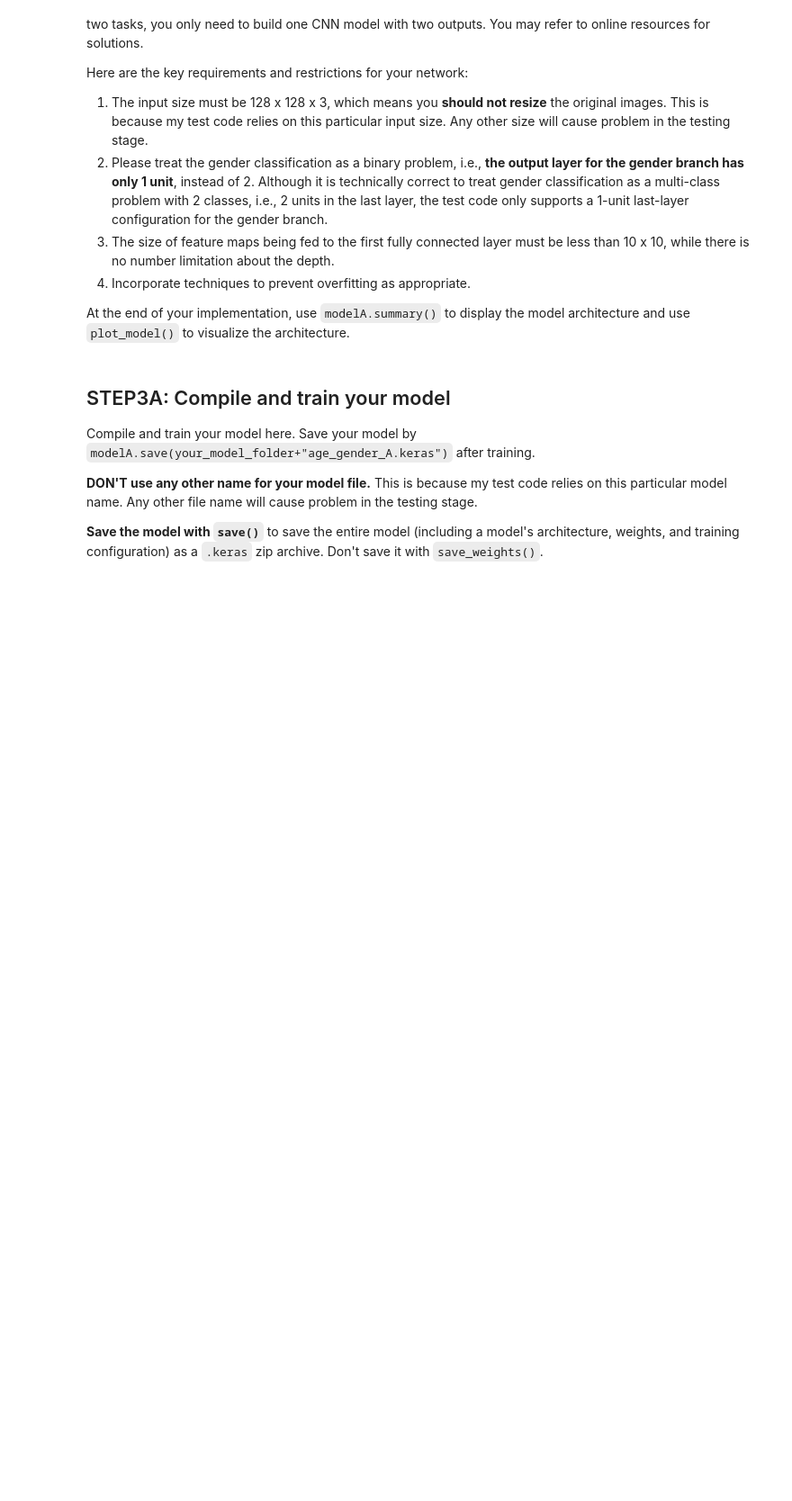
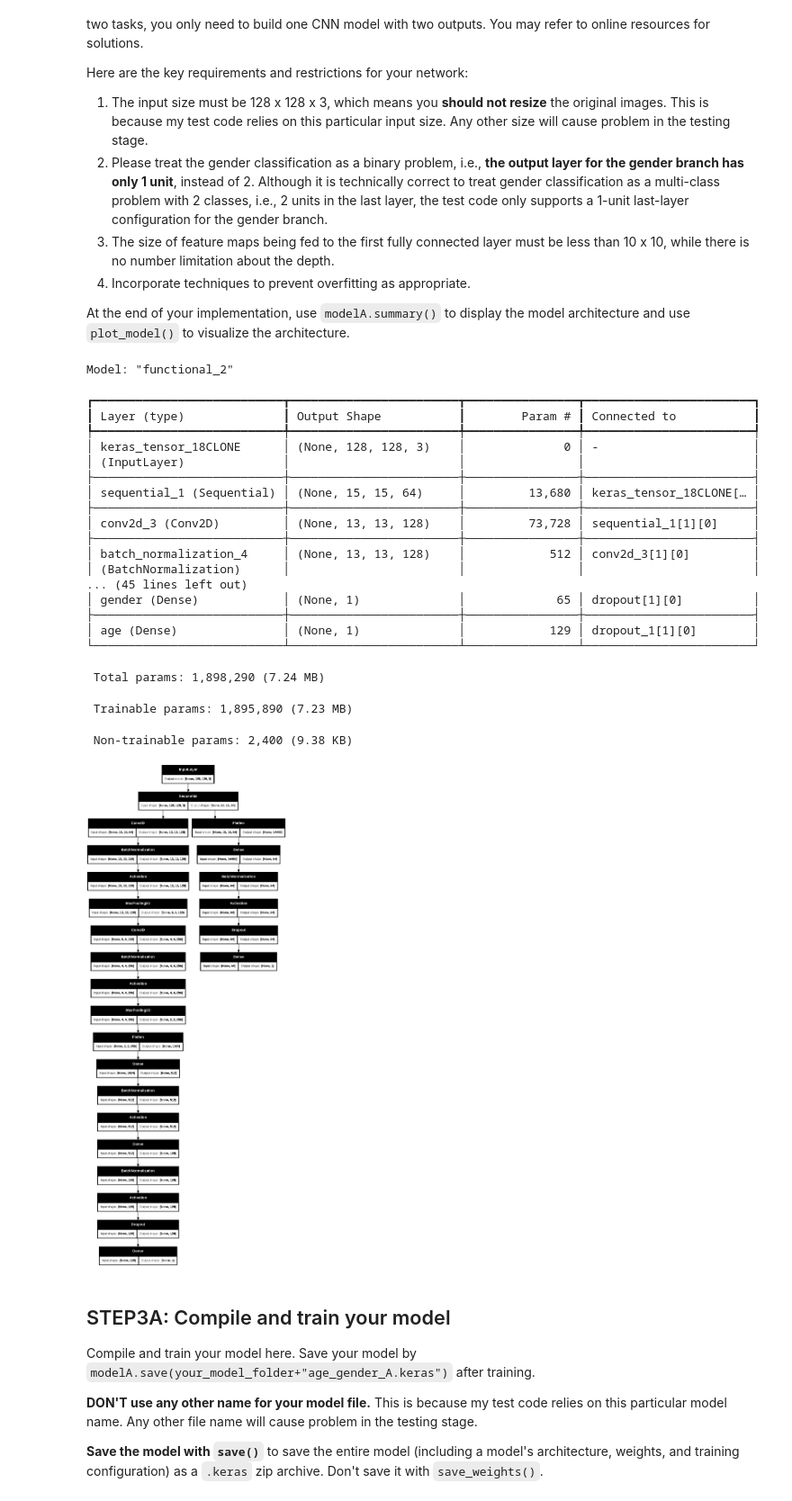
Before and after one commit to omarriyaz/age_gender_estimation_CNN, a Jupyter notebook: age_gender_submit.ipynb, the cells around one changed output. Shown at 90% size. Cells and saved outputs as stored; diff of their text form; code cells hidden in the pictures; blank space fills up the shorter version.

Commit message:
FINAL MODEL V1 (FIXED)

```diff
--- a/age_gender_submit.ipynb
+++ b/age_gender_submit.ipynb
@@ -261,34 +272,57 @@ age = layers.MaxPooling2D((2, 2))(age)
 age = layers.Conv2D(256, (3, 3), use_bias=False, kernel_regularizer=l2(l2_val), strides=1)(age)
 age = layers.BatchNormalization()(age)
 age = layers.Activation('relu')(age)
 age = layers.MaxPooling2D((2, 2))(age)
 
 # Flatten the output from the extra convolutional layers
 age = layers.Flatten()(age)
 
 # Dense layer 1 for Age
 age = Dense(512, use_bias=False, kernel_regularizer=l2(0.01))(age)
 age1 = BatchNormalization()(age)
 age2 = Activation('relu')(age1)
 
 # Dense layer 2 for Age
 age3 = Dense(128, use_bias=False, kernel_regularizer=l2(0.01))(age2)
 age4 = BatchNormalization()(age3)
 age5 = Activation('relu')(age4)
 
 # Adding Dropout
 age6 = Dropout(0.4)(age5)
 
 # Output layer for Age
 age_output = Dense(1, activation='relu', name='age')(age6)
 
 # Create the model
-modelA = Model(inputs=inputs, outputs=[gender_output, age_output])
+modelA = Model(inputs=input, outputs=[gender_output, age_output])
 
 # compile the model
 modelA.summary()
 from tensorflow.keras.utils import plot_model
 plot_model(modelA, show_shapes=True,dpi=100)
+# %% [output]
+Model: "functional_2"
+┏━━━━━━━━━━━━━━━━━━━━━━━━━━━┳━━━━━━━━━━━━━━━━━━━━━━━━┳━━━━━━━━━━━━━━━━┳━━━━━━━━━━━━━━━━━━━━━━━━┓
+┃ Layer (type)              ┃ Output Shape           ┃        Param # ┃ Connected to           ┃
+┡━━━━━━━━━━━━━━━━━━━━━━━━━━━╇━━━━━━━━━━━━━━━━━━━━━━━━╇━━━━━━━━━━━━━━━━╇━━━━━━━━━━━━━━━━━━━━━━━━┩
+│ keras_tensor_18CLONE      │ (None, 128, 128, 3)    │              0 │ -                      │
+│ (InputLayer)              │                        │                │                        │
+├───────────────────────────┼────────────────────────┼────────────────┼────────────────────────┤
+│ sequential_1 (Sequential) │ (None, 15, 15, 64)     │         13,680 │ keras_tensor_18CLONE[… │
+├───────────────────────────┼────────────────────────┼────────────────┼────────────────────────┤
+│ conv2d_3 (Conv2D)         │ (None, 13, 13, 128)    │         73,728 │ sequential_1[1][0]     │
+├───────────────────────────┼────────────────────────┼────────────────┼────────────────────────┤
+│ batch_normalization_4     │ (None, 13, 13, 128)    │            512 │ conv2d_3[1][0]         │
+│ (BatchNormalization)      │                        │                │                        │
+... (45 lines left out)
+│ gender (Dense)            │ (None, 1)              │             65 │ dropout[1][0]          │
+├───────────────────────────┼────────────────────────┼────────────────┼────────────────────────┤
+│ age (Dense)               │ (None, 1)              │            129 │ dropout_1[1][0]        │
+└───────────────────────────┴────────────────────────┴────────────────┴────────────────────────┘
+ Total params: 1,898,290 (7.24 MB)
+ Trainable params: 1,895,890 (7.23 MB)
+ Non-trainable params: 2,400 (9.38 KB)
+[figure, added]
 # %% [markdown]
 ## STEP3A: Compile and train your model
 Compile and train your model here.
```
Also changed, not shown: parts of 12 cells of this notebook.
